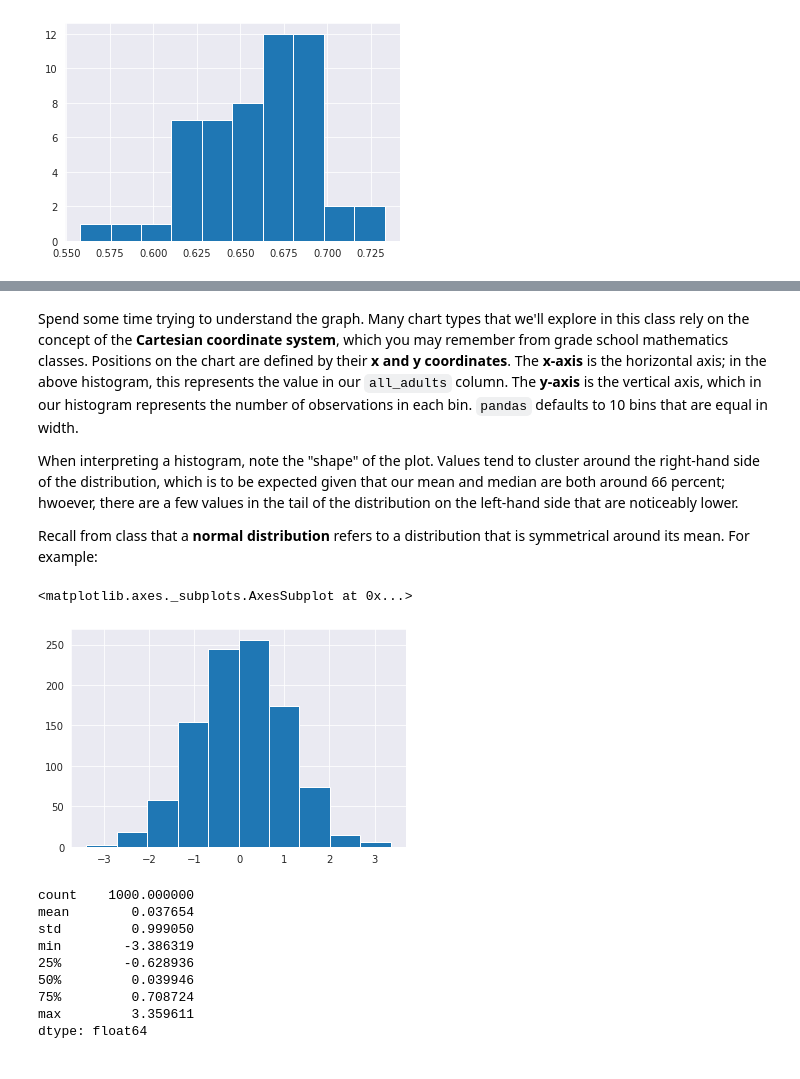
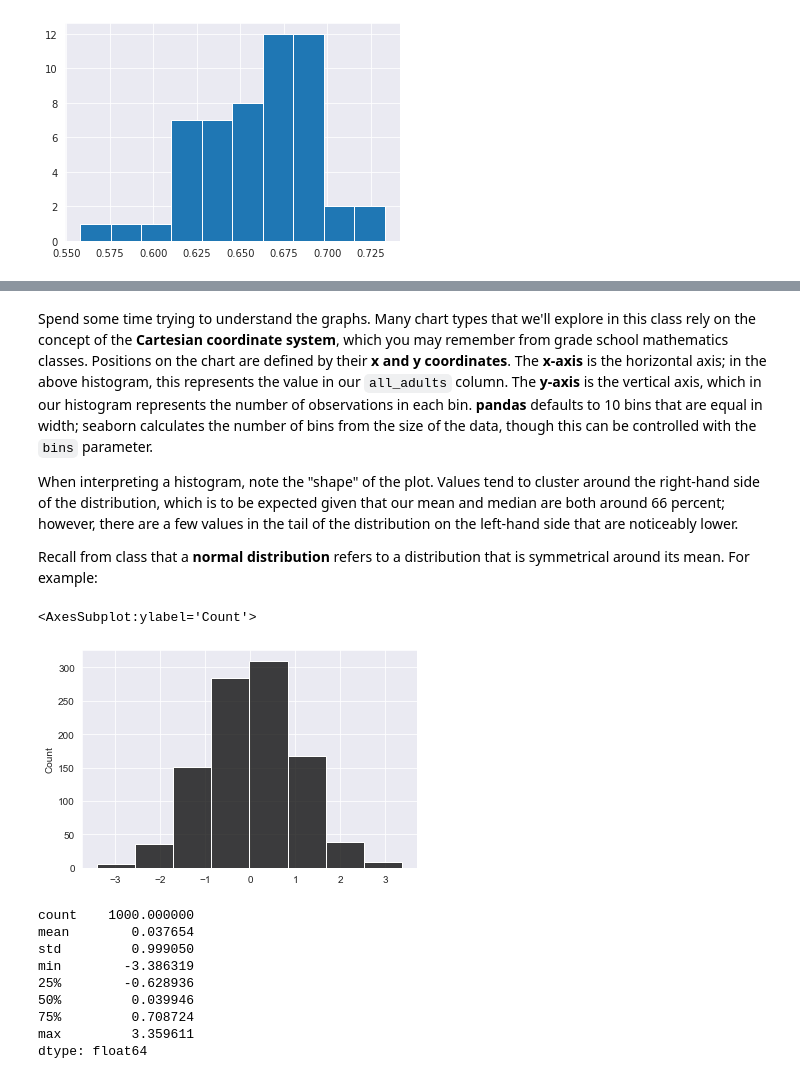
Before and after one commit to walkerke/geog30323, a Jupyter notebook: assignments/04-univariate-data-analysis.ipynb, the cells around one changed output, grey strips where cells are left out. Drawn from its saved outputs; the diff is of its cells as text; code cells hidden in the pictures.

```diff
--- a/assignments/04-univariate-data-analysis.ipynb
+++ b/assignments/04-univariate-data-analysis.ipynb
@@ -131,20 +138,20 @@ df.all_adults.hist()
 # %% [markdown]
-Spend some time trying to understand the graph.  Many chart types that we'll explore in this class rely on the concept of the __Cartesian coordinate system__, which you may remember from grade school mathematics classes.  Positions on the chart are defined by their __x and y coordinates__.  The __x-axis__ is the horizontal axis; in the above histogram, this represents the value in our `all_adults` column.  The __y-axis__ is the vertical axis, which in our histogram represents the number of observations in each bin.  `pandas` defaults to 10 bins that are equal in width.
+Spend some time trying to understand the graphs.  Many chart types that we'll explore in this class rely on the concept of the __Cartesian coordinate system__, which you may remember from grade school mathematics classes.  Positions on the chart are defined by their __x and y coordinates__.  The __x-axis__ is the horizontal axis; in the above histogram, this represents the value in our `all_adults` column.  The __y-axis__ is the vertical axis, which in our histogram represents the number of observations in each bin.  __pandas__ defaults to 10 bins that are equal in width; seaborn calculates the number of bins from the size of the data, though this can be controlled with the `bins` parameter.
 
-When interpreting a histogram, note the "shape" of the plot.  Values tend to cluster around the right-hand side of the distribution, which is to be expected given that our mean and median are both around 66 percent; hwoever, there are a few values in the tail of the distribution on the left-hand side that are noticeably lower.
+When interpreting a histogram, note the "shape" of the plot.  Values tend to cluster around the right-hand side of the distribution, which is to be expected given that our mean and median are both around 66 percent; however, there are a few values in the tail of the distribution on the left-hand side that are noticeably lower.
 
 Recall from class that a __normal distribution__ refers to a distribution that is symmetrical around its mean.  For example:
 # %%
 import numpy as np
 
 np.random.seed(1983)
 
 norm = pd.Series(np.random.randn(1000))
 
-norm.hist()
+sns.histplot(x = norm, color = "black", bins = 8)
 # %% [output]
-<matplotlib.axes._subplots.AxesSubplot at 0x...>
+<AxesSubplot:ylabel='Count'>
-[figure, old version]
+[figure, new version]
 # %%
 norm.describe()
 # %% [output]
```
Also changed, not shown: parts of 15 cells of this notebook.
